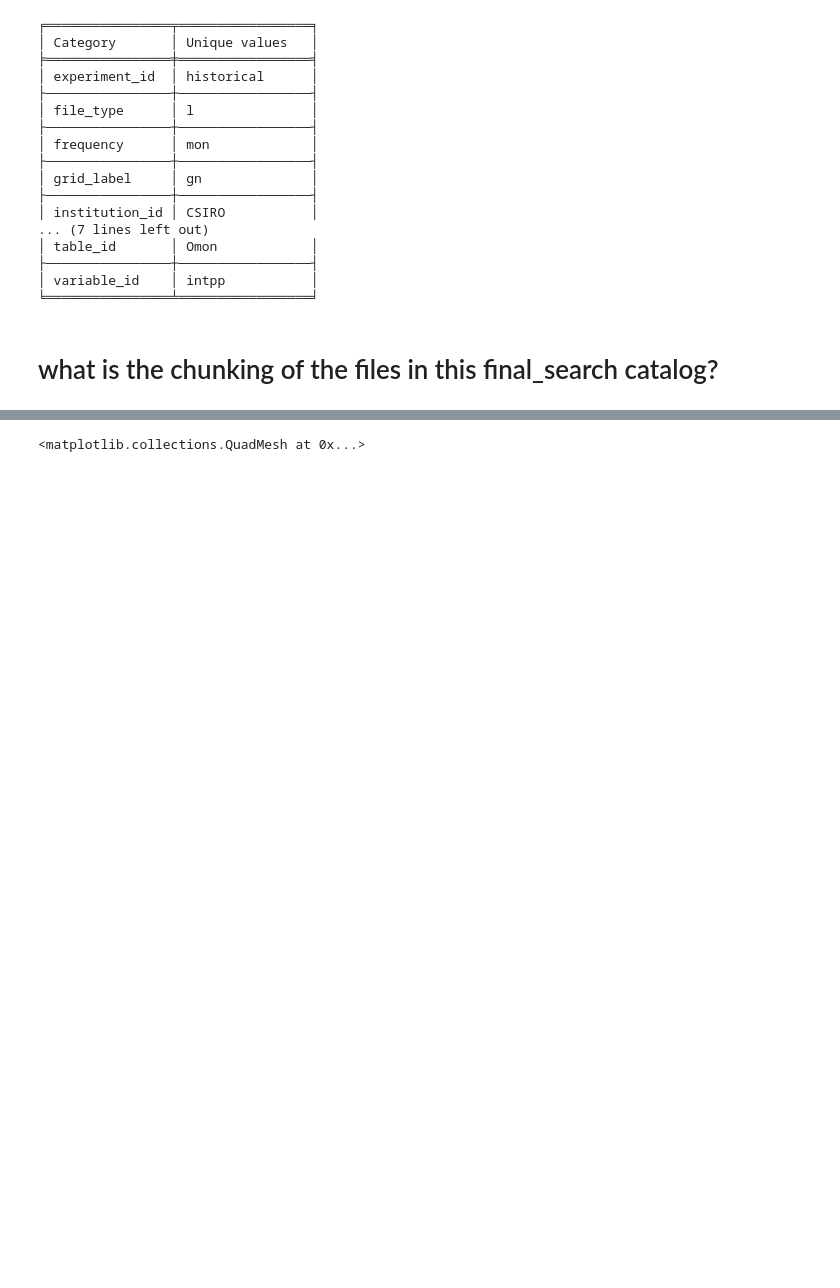
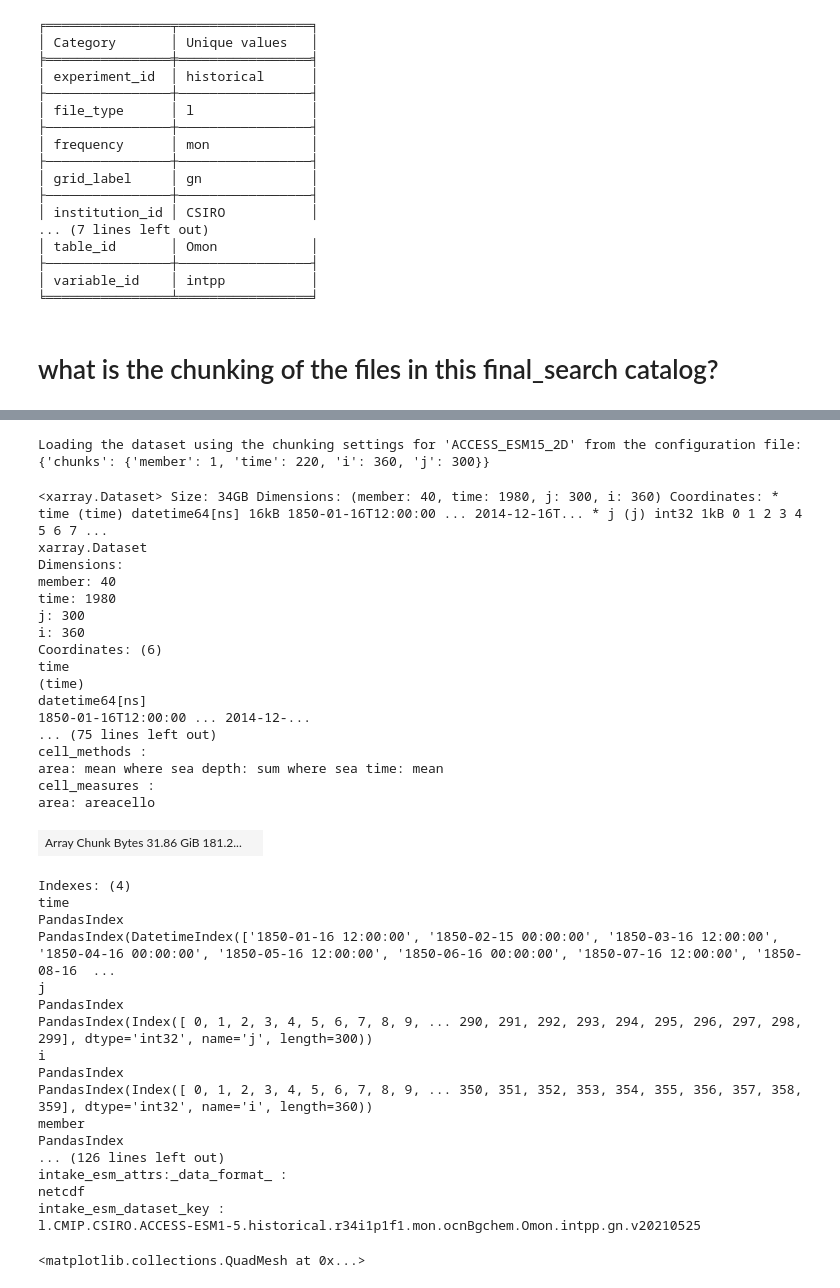
Before and after one commit to Thomas-Moore-Creative/ACDtools, a Jupyter notebook: notebooks/acdtools-dev-sandbox.ipynb, the cells around one changed output, grey strips where cells are left out. Drawn from its saved outputs; the diff is of its cells as text; code cells hidden in the pictures; blank space fills up the shorter version.

Commit message:
added chunking_key to get chunks settings from config #1

```diff
--- a/notebooks/acdtools-dev-sandbox.ipynb
+++ b/notebooks/acdtools-dev-sandbox.ipynb
@@ -296,3 +299,46 @@ l.CMIP.CSIRO.ACCESS-ESM1-5.historical.r25i1p1f1.mon.ocnBgchem.Omon.intpp.gn.v202
+# %%
+%%time
+ds_ESM15_esorted = load_ACCESS_ESM_ensemble(final_search,chunking_key='ACCESS_ESM15_2D')
+# %% [output]
+Loading the dataset using the chunking settings for 'ACCESS_ESM15_2D' from the configuration file: {'chunks': {'member': 1, 'time': 220, 'i': 360, 'j': 300}}
+# %%
+ds_ESM15_esorted
+# %% [output]
+<xarray.Dataset> Size: 34GB Dimensions: (member: 40, time: 1980, j: 300, i: 360) Coordinates: * time (time) datetime64[ns] 16kB 1850-01-16T12:00:00 ... 2014-12-16T... * j (j) int32 1kB 0 1 2 3 4 5 6 7 ...
+xarray.Dataset
+Dimensions:
+member: 40
+time: 1980
+j: 300
+i: 360
+Coordinates: (6)
+time
+(time)
+datetime64[ns]
+1850-01-16T12:00:00 ... 2014-12-...
+... (75 lines left out)
+cell_methods :
+area: mean where sea depth: sum where sea time: mean
+cell_measures :
+area: areacello
+| Array Chunk Bytes 31.86 GiB 181.2... |  |
+Indexes: (4)
+time
+PandasIndex
+PandasIndex(DatetimeIndex(['1850-01-16 12:00:00', '1850-02-15 00:00:00', '1850-03-16 12:00:00', '1850-04-16 00:00:00', '1850-05-16 12:00:00', '1850-06-16 00:00:00', '1850-07-16 12:00:00', '1850-08-16  ...
+j
+PandasIndex
+PandasIndex(Index([ 0, 1, 2, 3, 4, 5, 6, 7, 8, 9, ... 290, 291, 292, 293, 294, 295, 296, 297, 298, 299], dtype='int32', name='j', length=300))
+i
+PandasIndex
+PandasIndex(Index([ 0, 1, 2, 3, 4, 5, 6, 7, 8, 9, ... 350, 351, 352, 353, 354, 355, 356, 357, 358, 359], dtype='int32', name='i', length=360))
+member
+PandasIndex
+... (126 lines left out)
+intake_esm_attrs:_data_format_ :
+netcdf
+intake_esm_dataset_key :
+l.CMIP.CSIRO.ACCESS-ESM1-5.historical.r34i1p1f1.mon.ocnBgchem.Omon.intpp.gn.v20210525
 # %%
 ds_ESM15_esorted.isel(member=0).mean('time').intpp.plot()
 # %% [output]
```
Also changed, not shown: parts of 9 cells of this notebook, 2 other files.
